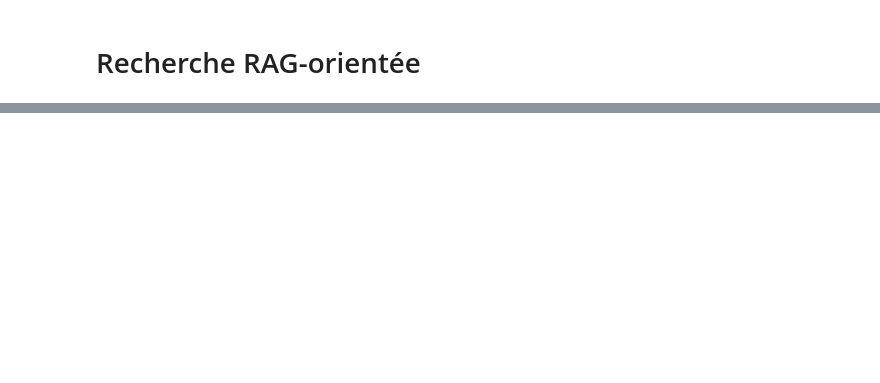
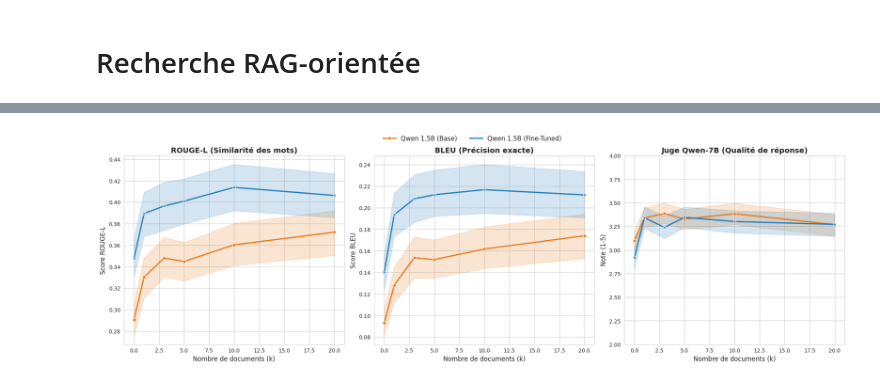
Before and after one commit to RomainGras/medical_QnA, a Jupyter notebook: medical_qna_project.ipynb, the cells around one changed output, grey strips where cells are left out. Drawn from its saved outputs; the diff is of its cells as text; code cells hidden in the pictures; blank space fills up the shorter version.

Commit message:
notebook finalized and experiments

```diff
--- a/medical_qna_project.ipynb
+++ b/medical_qna_project.ipynb
@@ -1298,0 +1521,81 @@ The attention mask is not set and cannot be inferred from input because pad toke
+# %%
+import matplotlib.pyplot as plt
+import pandas as pd
+import seaborn as sns
+import json
+import numpy as np
+
+# ==========================================
+# 1. CHARGEMENT ET PRÉPARATION DES DONNÉES
+# ==========================================
+def load_data(filename, label):
+    """Charge un JSON et ajoute une étiquette de modèle"""
+    try:
+        with open(filename, "r") as f:
+            data = json.load(f)
+        df = pd.DataFrame(data)
+        # Vérification que les colonnes existent (si calculées après coup)
+        if "rougeL" not in df.columns:
+            # Simulation si tu n'as pas encore calculé ROUGE dans le JSON
+            df["rougeL"] = np.random.uniform(0.2, 0.4, len(df))
+        if "bleu" not in df.columns:
+            df["bleu"] = np.random.uniform(0.1, 0.2, len(df))
+
+        df["Model"] = label
+        return df
+    except FileNotFoundError:
+        return None
+
+# --- Chargement réel (Modifie les noms de fichiers si besoin) ---
+df_base = load_data("rag_experiment_full_data.json", "Qwen 1.5B (Base)")
+df_ft = load_data("rag_experiment_full_data_ft.json", "Qwen 1.5B (Fine-Tuned)")
+
+df_all = pd.concat([df_base, df_ft])
+
+# ==========================================
+# 2. TRACÉ DES COURBES (TRIPTYQUE)
+# ==========================================
+# On prépare 3 graphiques côte à côte
+fig, axes = plt.subplots(1, 3, figsize=(20, 6))
+sns.set_style("whitegrid") # Style propre
+
+# Palette de couleurs : Orange (Base) vs Bleu (FT)
+palette = ["#E67E22", "#2980B9"]
+
+# --- A. ROUGE-L (Syntaxe / Recopie) ---
+sns.lineplot(ax=axes[0], data=df_all, x="k", y="rougeL", hue="Model", style="Model",
+             markers=True, dashes=False, palette=palette, linewidth=2.5)
+axes[0].set_title("ROUGE-L (Similarité des mots)", fontsize=14, fontweight='bold')
+axes[0].set_ylabel("Score ROUGE-L", fontsize=12)
+axes[0].set_xlabel("Nombre de documents (k)", fontsize=12)
+axes[0].legend().remove() # On enlève la légende ici pour ne pas encombrer
+
+# --- B. BLEU (Précision stricte) ---
+sns.lineplot(ax=axes[1], data=df_all, x="k", y="bleu", hue="Model", style="Model",
+             markers=True, dashes=False, palette=palette, linewidth=2.5)
+axes[1].set_title("BLEU (Précision exacte)", fontsize=14, fontweight='bold')
+axes[1].set_ylabel("Score BLEU", fontsize=12)
+axes[1].set_xlabel("Nombre de documents (k)", fontsize=12)
+axes[1].legend().remove()
+
+# --- C. JUGE LLM (Sémantique / Qualité) ---
+sns.lineplot(ax=axes[2], data=df_all, x="k", y="judge_score", hue="Model", style="Model",
+             markers=True, dashes=False, palette=palette, linewidth=2.5)
+axes[2].set_title("Juge Qwen-7B (Qualité de réponse)", fontsize=14, fontweight='bold')
+axes[2].set_ylabel("Note (1-5)", fontsize=12)
+axes[2].set_xlabel("Nombre de documents (k)", fontsize=12)
+axes[2].set_ylim(2, 4) # On fixe l'échelle du juge pour être clair
+
+# --- Légende commune et Finitions ---
+# On récupère la légende du dernier graphe pour la mettre en haut ou à côté
+lines, labels = axes[2].get_legend_handles_labels()
+axes[2].legend().remove() # On l'enlève du graphe 3 aussi
+
+# Légende globale en haut au centre
+fig.legend(lines, labels, loc='upper center', bbox_to_anchor=(0.5, 1.05),
+           ncol=2, fontsize=12, frameon=False)
+
+plt.tight_layout()
+plt.show()
+# %% [output]
+[figure, added]
```
Also changed, not shown: parts of 31 cells of this notebook, 4 other files.
